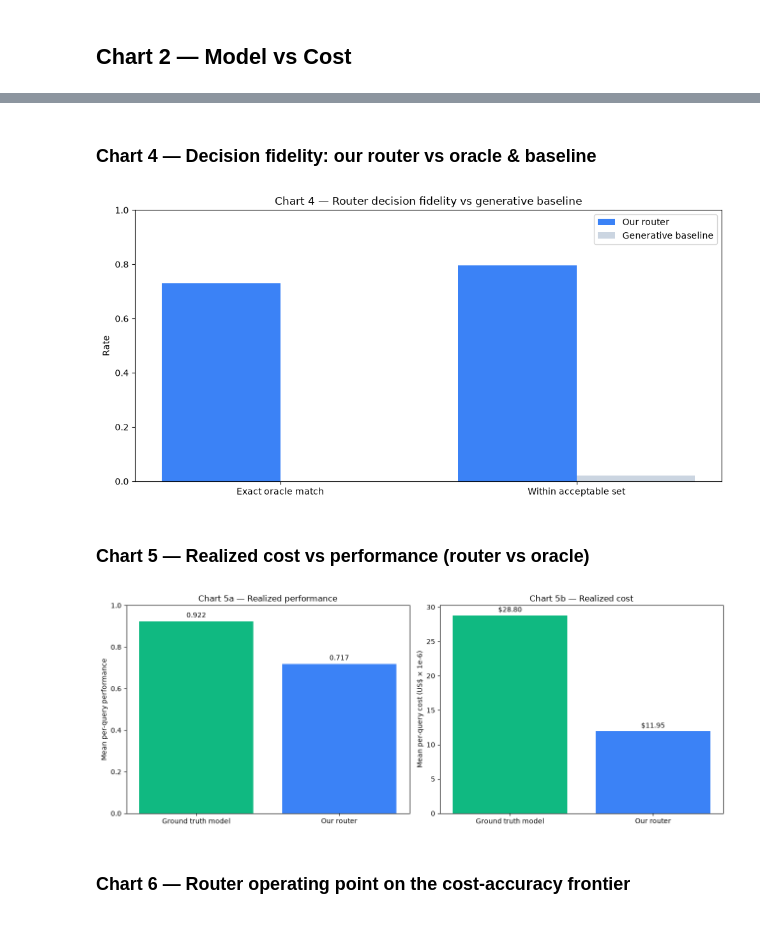
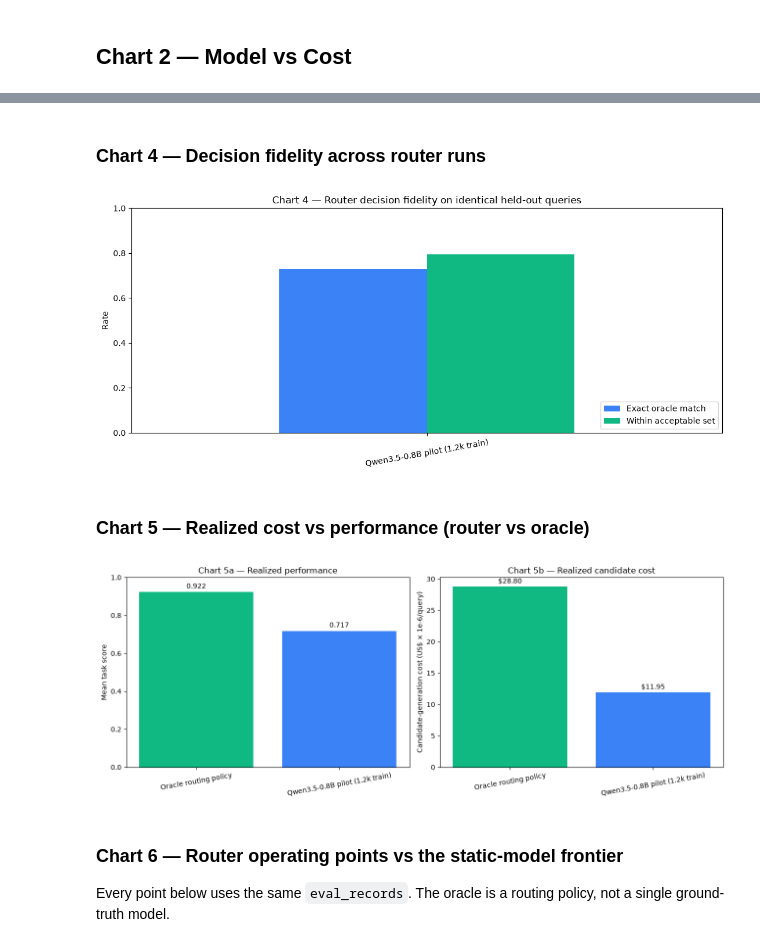
Before and after one commit to RaghavM11/lets_route, a Jupyter notebook: analysis_acc_cost_tradeoff.ipynb, the cells around one changed output, grey strips where cells are left out. Cells and saved outputs as stored; diff of their text form; code cells hidden in the pictures.

```diff
--- a/analysis_acc_cost_tradeoff.ipynb
+++ b/analysis_acc_cost_tradeoff.ipynb
@@ -129,52 +217,55 @@ oracle cost=$28.80e-6/query  perf=0.922
 # %% [markdown]
 
-### Chart 4 — Decision fidelity: our router vs oracle & baseline
+### Chart 4 — Decision fidelity across router runs
 # %%
 
-plt.figure(figsize=(10, 5))
-labels = ["Exact oracle match", "Within acceptable set"]
-our = [gt["oracle_acc"], gt["acceptable_hit"]]
-base = [gt["gen_baseline"]["oracle_acc"], gt["gen_baseline"]["acceptable_hit"]]
-x = range(len(labels))
-plt.bar(x, our, width=0.4, label="Our router", color="#3b82f6")
-plt.bar([i+0.4 for i in x], base, width=0.4, label="Generative baseline", color="#cbd5e1")
-plt.xticks([i+0.2 for i in x], labels)
-plt.ylim(0, 1)
-plt.ylabel("Rate")
-plt.title("Chart 4 — Router decision fidelity vs generative baseline")
-plt.legend()
+fidelity = (
+    comparison.set_index("run")[["oracle_acc", "acceptable_hit"]]
+    .rename(columns={"oracle_acc": "Exact oracle match", "acceptable_hit": "Within acceptable set"})
+)
+ax = fidelity.plot(kind="bar", figsize=(11, 5), color=["#3b82f6", "#10b981"], rot=10)
+ax.set_ylim(0, 1)
+ax.set_ylabel("Rate")
+ax.set_xlabel("")
+ax.set_title("Chart 4 — Router decision fidelity on identical held-out queries")
+ax.legend(loc="lower right")
 plt.tight_layout(); plt.show()
 # %% [output]
-[figure, old version]
+[figure, new version]
 # %% [markdown]
 
 ### Chart 5 — Realized cost vs performance (router vs oracle)
 # %%
 
 fig, ax = plt.subplots(1, 2, figsize=(13, 5))
-methods = ["Ground truth model", "Our router"]
-perf = [gt["oracle_realized_perf"], gt["router_realized_perf"]]
-cost = [gt["oracle_realized_cost"]*1e6, gt["router_realized_cost"]*1e6]
-colors = ["#10b981", "#3b82f6"]
+methods = ["Oracle routing policy", *comparison["run"]]
+perf = [gt["oracle_realized_perf"], *comparison["performance"]]
+cost = [gt["oracle_realized_cost"]*1e6, *(comparison["cost_usd"]*1e6)]
+colors = ["#10b981", *(["#3b82f6"] * len(comparison))]
 
 ax[0].bar(methods, perf, color=colors)
-ax[0].set_ylabel("Mean per-query performance")
+ax[0].set_ylabel("Mean task score")
 ax[0].set_title("Chart 5a — Realized performance")
 ax[0].set_ylim(0, 1)
 for i, v in enumerate(perf):
     ax[0].text(i, v + 0.02, f"{v:.3f}", ha="center")
 
 ax[1].bar(methods, cost, color=colors)
-ax[1].set_ylabel("Mean per-query cost (US$ × 1e-6)")
-ax[1].set_title("Chart 5b — Realized cost")
+ax[1].set_ylabel("Candidate-generation cost (US$ × 1e-6/query)")
+ax[1].set_title("Chart 5b — Realized candidate cost")
 for i, v in enumerate(cost):
     ax[1].text(i, v + 0.5, f"${v:.2f}", ha="center")
+for axis in ax:
+    axis.tick_params(axis="x", rotation=10)
 plt.tight_layout(); plt.show()
 # %% [output]
-[figure, old version]
+[figure, new version]
 # %% [markdown]
 
-### Chart 6 — Router operating point on the cost-accuracy frontier
+### Chart 6 — Router operating points vs the static-model frontier
+
+Every point below uses the same `eval_records`. The oracle is a routing policy,
+not a single ground-truth model.
 # %%
 
 plt.figure(figsize=(11, 7))
```
Also changed, not shown: parts of 9 cells of this notebook, 4 other files.
